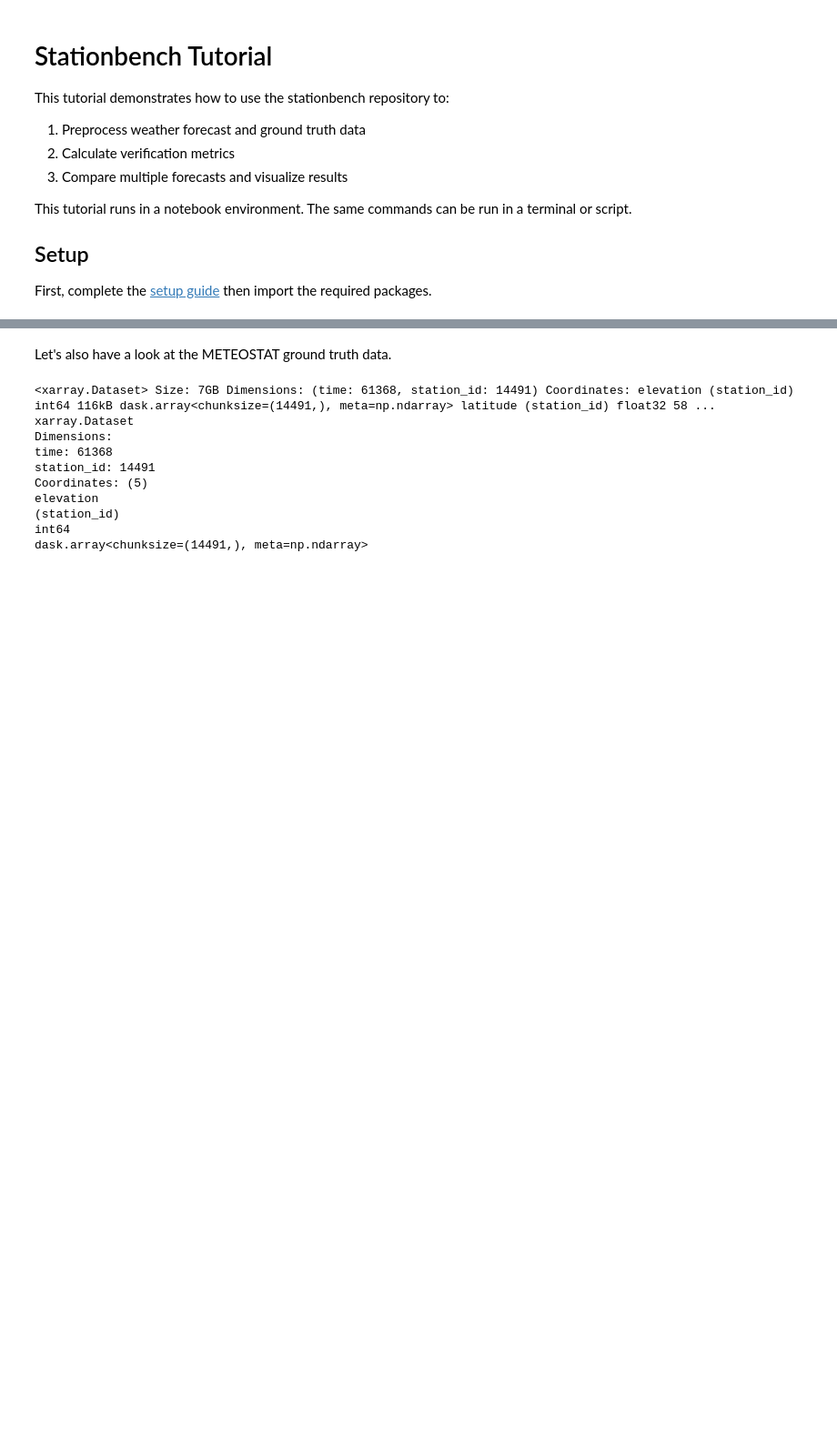
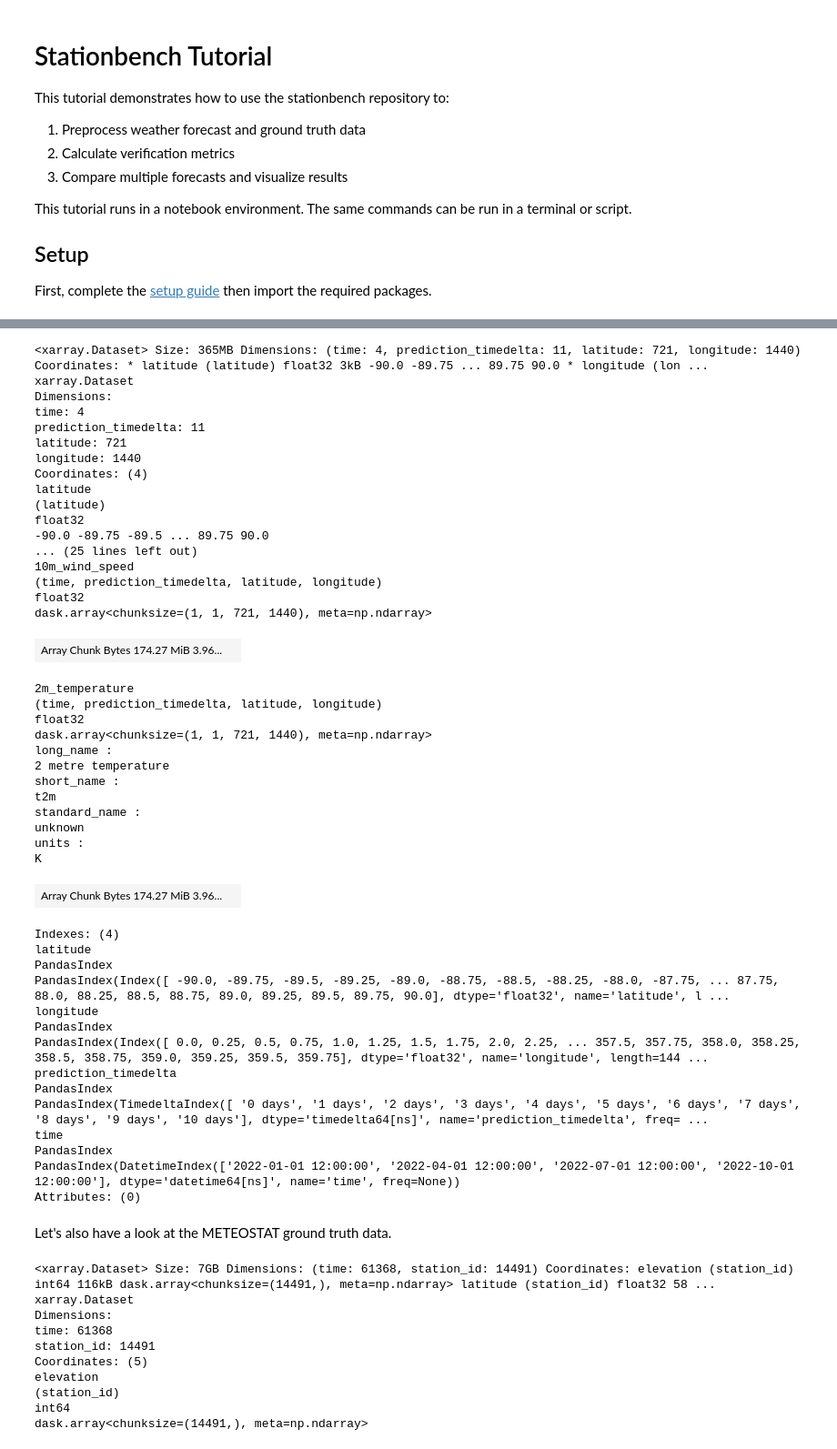
Before and after one commit to juaAI/stationbench, a Jupyter notebook: docs/tutorial.ipynb, the cells around one changed output, grey strips where cells are left out. Shown at 91% size. Drawn from its saved outputs; the diff is of its cells as text; code cells hidden in the pictures; blank space fills up the shorter version.

```diff
--- a/docs/tutorial.ipynb
+++ b/docs/tutorial.ipynb
@@ -99,3 +53,66 @@ Data variables:
+# %%
+forecast = xr.open_zarr("gs://weatherbench2/datasets/ifs_ens/2018-2022-1440x721_mean.zarr")
+forecast = forecast[['10m_wind_speed', '2m_temperature']]
+
+# select only the first day of each quarter
+time_mask_forecast = (
+    (forecast.time.dt.year == 2022) &
+    (forecast.time.dt.day == 1) &
+    (forecast.time.dt.month.isin([1, 4, 7, 10])) &
+    (forecast.time.dt.hour == 12)
+)
+forecast = forecast.sel(time=forecast.time[time_mask_forecast])
+
+# select only lead times 0 to 10 days every 24 hours (the data is 6 hourly -> step of 4|)
+forecast = forecast.isel(prediction_timedelta=slice(0, 41, 4))
+
+forecast
+# %% [output]
+<xarray.Dataset> Size: 365MB Dimensions: (time: 4, prediction_timedelta: 11, latitude: 721, longitude: 1440) Coordinates: * latitude (latitude) float32 3kB -90.0 -89.75 ... 89.75 90.0 * longitude (lon ...
+xarray.Dataset
+Dimensions:
+time: 4
+prediction_timedelta: 11
+latitude: 721
+longitude: 1440
+Coordinates: (4)
+latitude
+(latitude)
+float32
+-90.0 -89.75 -89.5 ... 89.75 90.0
+... (25 lines left out)
+10m_wind_speed
+(time, prediction_timedelta, latitude, longitude)
+float32
+dask.array<chunksize=(1, 1, 721, 1440), meta=np.ndarray>
+| Array Chunk Bytes 174.27 MiB 3.96... |  |
+2m_temperature
+(time, prediction_timedelta, latitude, longitude)
+float32
+dask.array<chunksize=(1, 1, 721, 1440), meta=np.ndarray>
+long_name :
+2 metre temperature
+short_name :
+t2m
+standard_name :
+unknown
+units :
+K
+| Array Chunk Bytes 174.27 MiB 3.96... |  |
+Indexes: (4)
+latitude
+PandasIndex
+PandasIndex(Index([ -90.0, -89.75, -89.5, -89.25, -89.0, -88.75, -88.5, -88.25, -88.0, -87.75, ... 87.75, 88.0, 88.25, 88.5, 88.75, 89.0, 89.25, 89.5, 89.75, 90.0], dtype='float32', name='latitude', l ...
+longitude
+PandasIndex
+PandasIndex(Index([ 0.0, 0.25, 0.5, 0.75, 1.0, 1.25, 1.5, 1.75, 2.0, 2.25, ... 357.5, 357.75, 358.0, 358.25, 358.5, 358.75, 359.0, 359.25, 359.5, 359.75], dtype='float32', name='longitude', length=144 ...
+prediction_timedelta
+PandasIndex
+PandasIndex(TimedeltaIndex([ '0 days', '1 days', '2 days', '3 days', '4 days', '5 days', '6 days', '7 days', '8 days', '9 days', '10 days'], dtype='timedelta64[ns]', name='prediction_timedelta', freq= ...
+time
+PandasIndex
+PandasIndex(DatetimeIndex(['2022-01-01 12:00:00', '2022-04-01 12:00:00', '2022-07-01 12:00:00', '2022-10-01 12:00:00'], dtype='datetime64[ns]', name='time', freq=None))
+Attributes: (0)
 # %% [markdown]
 Let's also have a look at the METEOSTAT ground truth data.
 # %%
```
Also changed, not shown: parts of 10 cells of this notebook, 12 other files.
